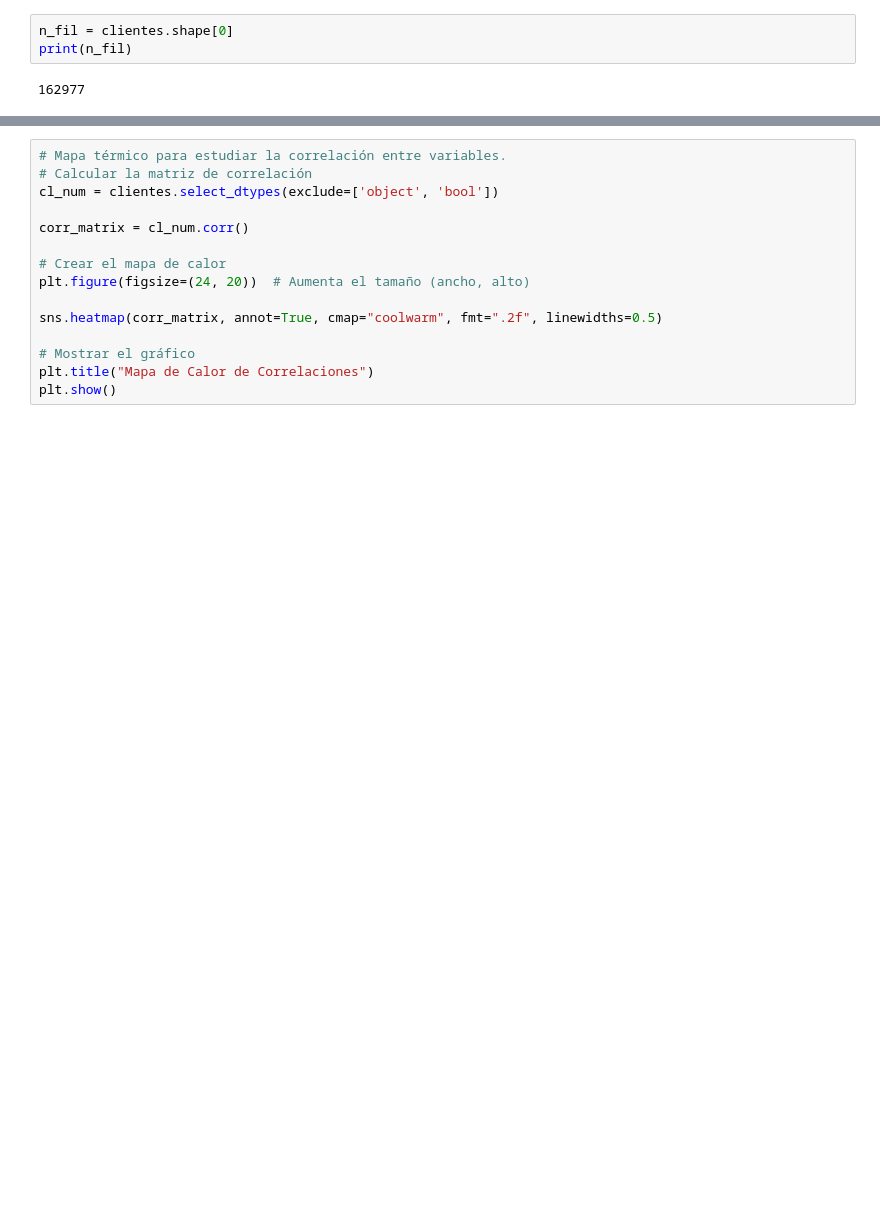
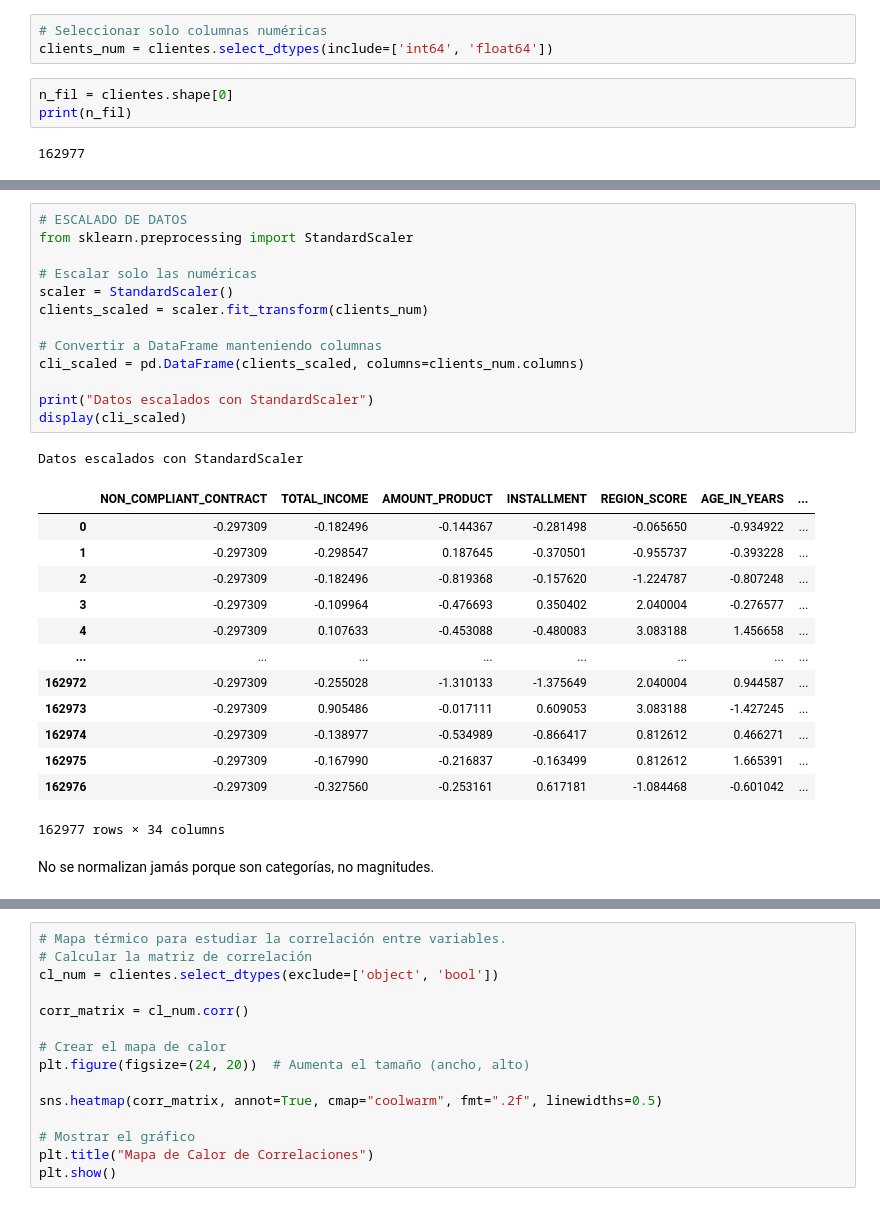
Before and after one commit to Jobo136/FinPlusAnalytics_JohnVonFumann, a Jupyter notebook: notebooks/ANALISIS_DATOS.ipynb, the cells around one changed output, grey strips where cells are left out. Cells and saved outputs as stored; diff of their text form; blank space fills up the shorter version.

Commit message:
cambios analisis_data

```diff
--- a/notebooks/ANALISIS_DATOS.ipynb
+++ b/notebooks/ANALISIS_DATOS.ipynb
@@ -154,3 +432,6 @@ dtype: int64
+# %%
+# Seleccionar solo columnas numéricas
+clients_num = clientes.select_dtypes(include=['int64', 'float64'])
 # %%
 n_fil = clientes.shape[0]
 print(n_fil)
@@ -225,0 +644,30 @@ NUM_FLAG_INSURED: 8770 NaN (5.38%)
+# %%
+# ESCALADO DE DATOS
+from sklearn.preprocessing import StandardScaler
+
+# Escalar solo las numéricas
+scaler = StandardScaler()
+clients_scaled = scaler.fit_transform(clients_num)
+
+# Convertir a DataFrame manteniendo columnas
+cli_scaled = pd.DataFrame(clients_scaled, columns=clients_num.columns)
+
+print("Datos escalados con StandardScaler")
+display(cli_scaled)
+# %% [output]
+Datos escalados con StandardScaler
+|  | NON_COMPLIANT_CONTRACT | TOTAL_INCOME | AMOUNT_PRODUCT | INSTALLMENT | REGION_SCORE | AGE_IN_YEARS | ... |
+| 0 | -0.297309 | -0.182496 | -0.144367 | -0.281498 | -0.065650 | -0.934922 | ... |
+| 1 | -0.297309 | -0.298547 | 0.187645 | -0.370501 | -0.955737 | -0.393228 | ... |
+| 2 | -0.297309 | -0.182496 | -0.819368 | -0.157620 | -1.224787 | -0.807248 | ... |
+| 3 | -0.297309 | -0.109964 | -0.476693 | 0.350402 | 2.040004 | -0.276577 | ... |
+| 4 | -0.297309 | 0.107633 | -0.453088 | -0.480083 | 3.083188 | 1.456658 | ... |
+| ... | ... | ... | ... | ... | ... | ... | ... |
+| 162972 | -0.297309 | -0.255028 | -1.310133 | -1.375649 | 2.040004 | 0.944587 | ... |
+| 162973 | -0.297309 | 0.905486 | -0.017111 | 0.609053 | 3.083188 | -1.427245 | ... |
+| 162974 | -0.297309 | -0.138977 | -0.534989 | -0.866417 | 0.812612 | 0.466271 | ... |
+| 162975 | -0.297309 | -0.167990 | -0.216837 | -0.163499 | 0.812612 | 1.665391 | ... |
+| 162976 | -0.297309 | -0.327560 | -0.253161 | 0.617181 | -1.084468 | -0.601042 | ... |
+162977 rows × 34 columns
+# %% [markdown]
+No se normalizan jamás porque son categorías, no magnitudes.
```
Also changed, not shown: parts of 39 cells of this notebook, 2 other files.
